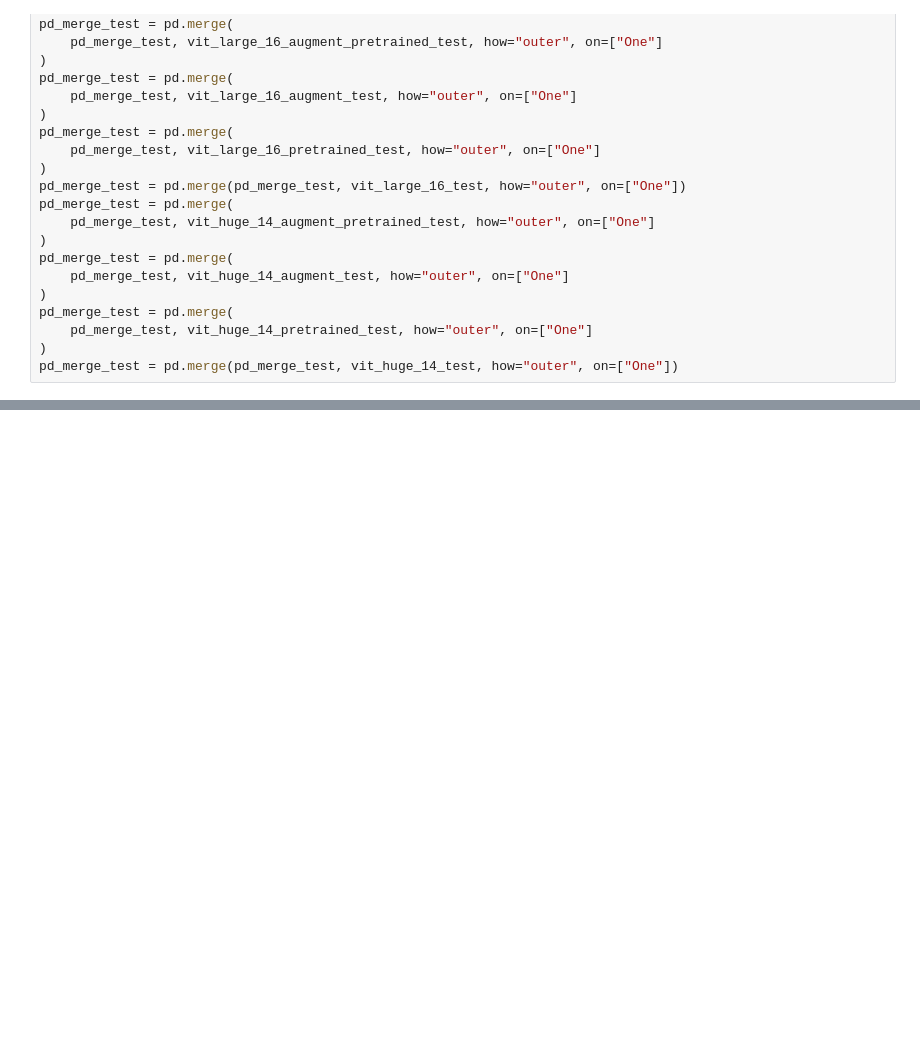
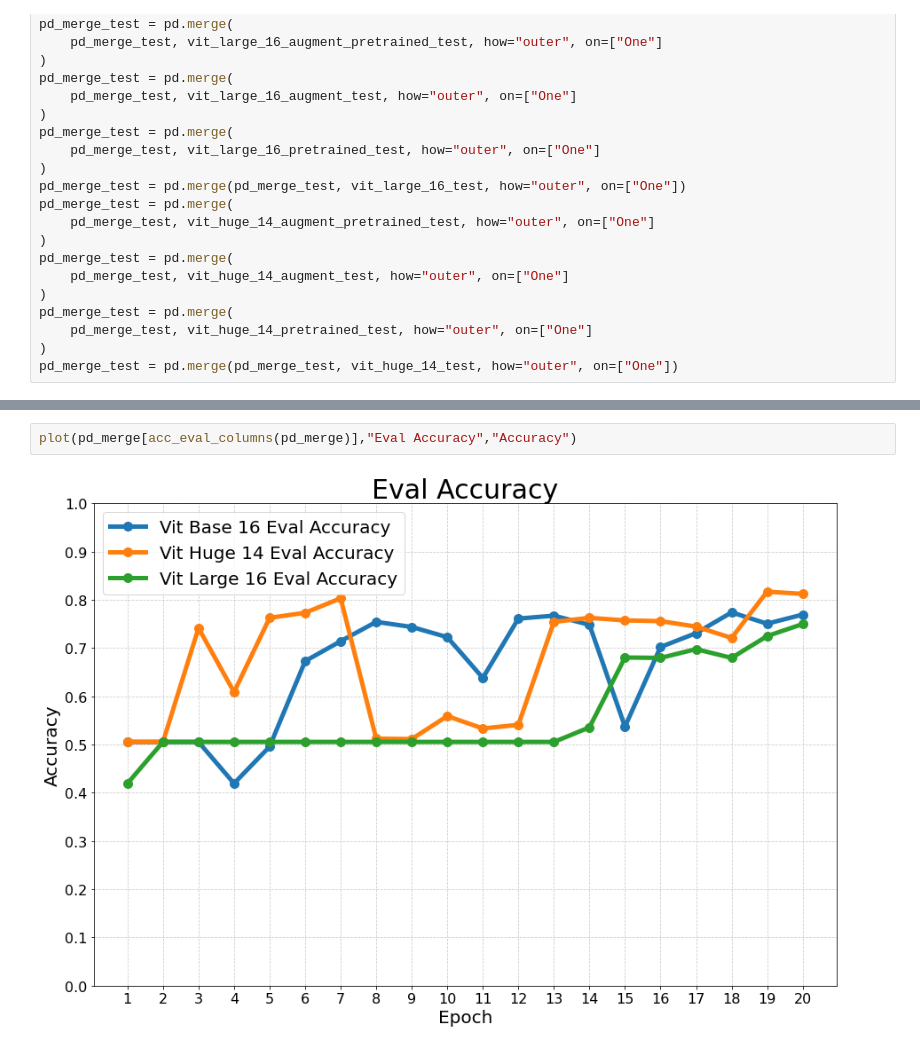
Before and after one commit to henseljahja/vit-masked-face-net, a Jupyter notebook: notebooks/res.ipynb, the cells around one changed output, grey strips where cells are left out. Cells and saved outputs as stored; diff of their text form; blank space fills up the shorter version.

```diff
--- a/notebooks/res.ipynb
+++ b/notebooks/res.ipynb
@@ -461,0 +487,4 @@ ax2.figure.savefig("eval_acc_base.png")
+# %%
+plot(pd_merge[acc_eval_columns(pd_merge)],"Eval Accuracy","Accuracy")
+# %% [output]
+[figure, added]
```
Also changed, not shown: parts of 15 cells of this notebook, 6 other files.
